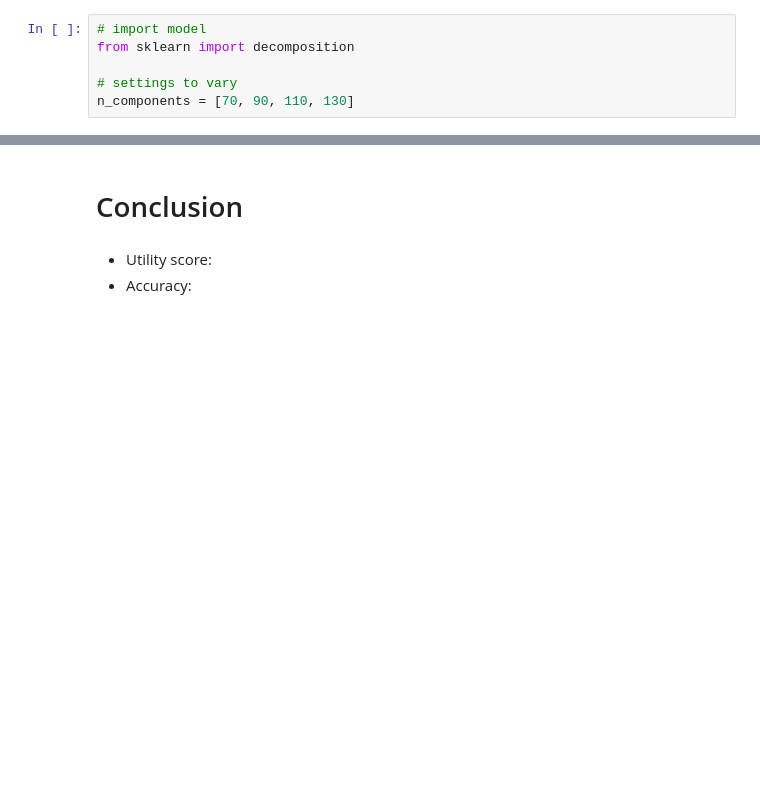
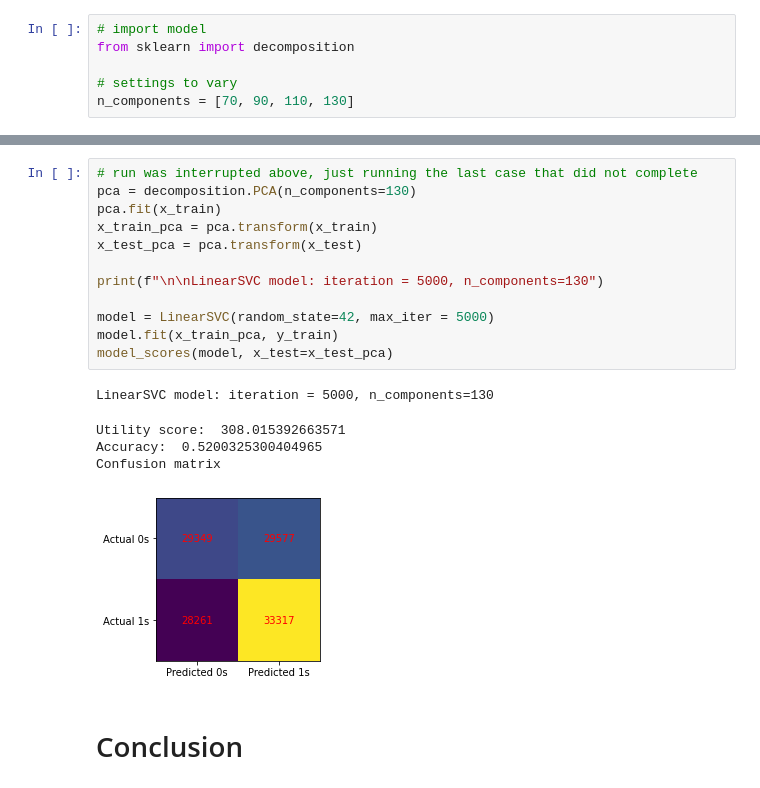
Before and after one commit to tanchuanxin/it3011_project, a Jupyter notebook: 03E_tml_pca_svc.ipynb, the cells around one changed output, grey strips where cells are left out. Cells and saved outputs as stored; diff of their text form; blank space fills up the shorter version.

```diff
--- a/03E_tml_pca_svc.ipynb
+++ b/03E_tml_pca_svc.ipynb
@@ -193,5 +193,20 @@ Confusion matrix
+# %%
+# run was interrupted above, just running the last case that did not complete
+pca = decomposition.PCA(n_components=130)
+pca.fit(x_train)
+x_train_pca = pca.transform(x_train)
+x_test_pca = pca.transform(x_test)
+
+print(f"\n\nLinearSVC model: iteration = 5000, n_components=130")
+
+model = LinearSVC(random_state=42, max_iter = 5000)
+model.fit(x_train_pca, y_train)
+model_scores(model, x_test=x_test_pca)
+# %% [output]
+LinearSVC model: iteration = 5000, n_components=130
+Utility score:  308.015392663571
+Accuracy:  0.5200325300404965
+Confusion matrix
+[figure, added]
 # %% [markdown]
 # Conclusion
-# %% [markdown]
-* Utility score:
-* Accuracy:
```
Also changed, not shown: parts of 2 cells of this notebook, 15 other files.
